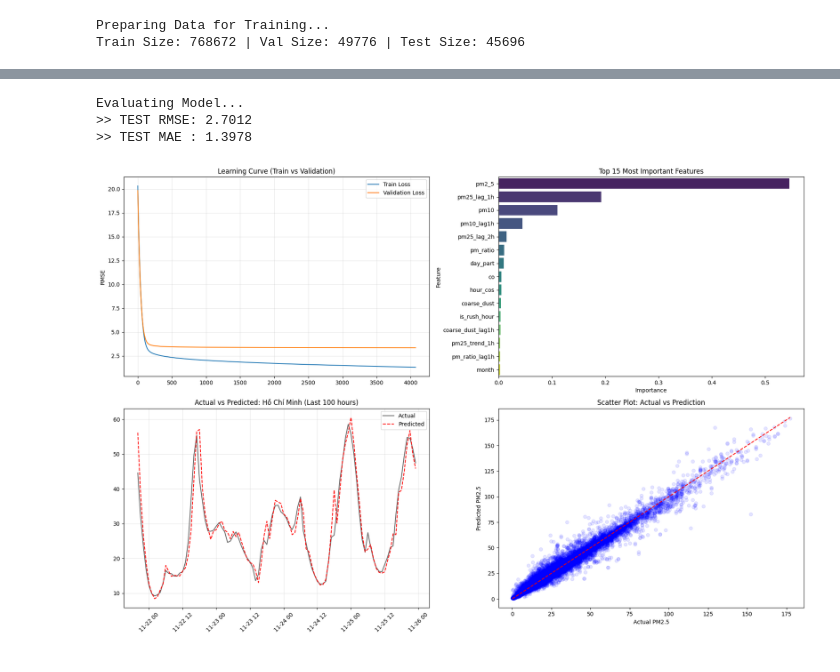
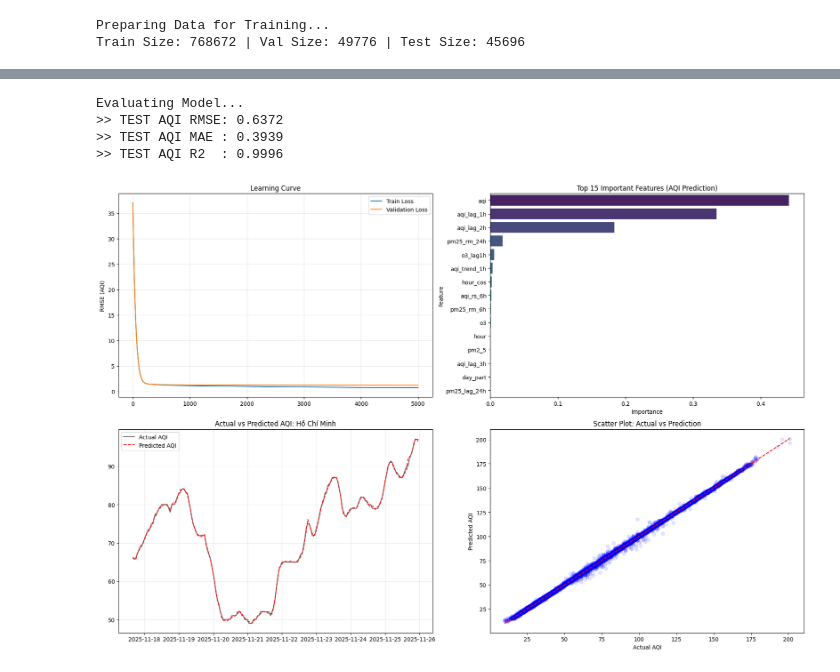
Before and after one commit to TrNguyenMQuan/VietNam_PM2.5_Forecasting, a Jupyter notebook: notebooks/data_modeling.ipynb, the cells around one changed output, grey strips where cells are left out. Drawn from its saved outputs; the diff is of its cells as text; code cells hidden in the pictures.

Commit message:
feat: Change the target, use the xgboost model to predict aqi

```diff
--- a/notebooks/data_modeling.ipynb
+++ b/notebooks/data_modeling.ipynb
@@ -155,7 +166,7 @@ print("Preparing Data for Training...")
 df_model = df_feat.copy()
 
 # Create Target (Shift -1 hour)
-df_model["target_future"] = df_model.groupby("city", observed=True)["pm2_5"].shift(-1)
+df_model["target_future"] = df_model.groupby("city", observed=True)["aqi"].shift(-1)
 
 # Drop NaNs created by lags/rolling/shift
 df_model = df_model.dropna()
@@ -265,13 +283,10 @@ Training Final Model with Best Parameters...
 # %%
-model = xgb.XGBRegressor(**final_params)
+model = xgb.XGBRegressor(**params)
 
-# Fit model
-# Using X_train for training and X_val for early stopping.
-# X_test is kept completely unseen.
 model.fit(
     X_train, y_train,
     eval_set=[(X_train, y_train), (X_val, y_val)],
-    verbose=200,
+    verbose=200
 )
 
 print("Final Model Training Complete.")
@@ -296,81 +311,74 @@ Final Model Training Complete.
 # %%
 print("Evaluating Model...")
 
-# 1. Predictions
 preds = model.predict(X_test)
 
-# 2. Metrics
 rmse = np.sqrt(mean_squared_error(y_test, preds))
 mae = mean_absolute_error(y_test, preds)
-print(f">> TEST RMSE: {rmse:.4f}")
-print(f">> TEST MAE : {mae:.4f}")
+r2 = r2_score(y_test, preds)
+print(f">> TEST AQI RMSE: {rmse:.4f}")
+print(f">> TEST AQI MAE : {mae:.4f}")
+print(f">> TEST AQI R2  : {r2:.4f}")
 
-# 3. Plots
 fig, axes = plt.subplots(2, 2, figsize=(18, 12))
 
 # Plot A: Learning Curve
 results = model.evals_result()
-epochs = len(results["validation_0"]["rmse"])
-x_axis = range(0, epochs)
-
-axes[0, 0].plot(x_axis, results["validation_0"]["rmse"], label="Train Loss")
-axes[0, 0].plot(x_axis, results["validation_1"]["rmse"], label="Validation Loss")
-axes[0, 0].legend()
-axes[0, 0].set_xlabel("Epoch")
-axes[0, 0].set_ylabel("RMSE")
-axes[0, 0].set_title("Learning Curve (Train vs Validation)")
-axes[0, 0].grid(True, alpha=0.3)
+if results:
+    epochs = len(results["validation_0"]["rmse"])
+    x_axis = range(0, epochs)
+    axes[0, 0].plot(x_axis, results["validation_0"]["rmse"], label="Train Loss")
+    axes[0, 0].plot(x_axis, results["validation_1"]["rmse"], label="Validation Loss")
+    axes[0, 0].legend()
+    axes[0, 0].set_ylabel("RMSE (AQI)")
+    axes[0, 0].set_title("Learning Curve")
+    axes[0, 0].grid(True, alpha=0.3)
 
 # Plot B: Feature Importance
 importance = pd.DataFrame({
     "Feature": X_test.columns,
     "Importance": model.feature_importances_
 }).sort_values(by="Importance", ascending=False).head(15)
 
 sns.barplot(
     x="Importance", y="Feature", data=importance,
     ax=axes[0, 1], palette="viridis", hue="Feature", legend=False
 )
-axes[0, 1].set_title("Top 15 Most Important Features")
+axes[0, 1].set_title("Top 15 Important Features (AQI Prediction)")
 
-# Plot C: Forecast for a Sample City
-# Change sample_city to a valid city name in your dataset if needed
+# Plot C: Forecast
 sample_city = "Hồ Chí Minh"
-
-# Filter data
 mask = test_meta["city"] == sample_city
 if mask.sum() > 0:
     city_dates = test_meta.loc[mask, "timestamp"]
     city_actual = y_test[mask]
     city_preds = preds[mask]
-
-    # Plot last 200 hours
     tail = 200
-    axes[1, 0].plot(city_dates[-tail:], city_actual[-tail:], label="Actual", color="black", alpha=0.6)
-    axes[1, 0].plot(city_dates[-tail:], city_preds[-tail:], label="Predicted", color="red", linestyle="--")
-    axes[1, 0].set_title(f"Actual vs Predicted: {sample_city} (Last {tail} hours)")
+    axes[1, 0].plot(city_dates[-tail:], city_actual[-tail:], label="Actual AQI", color="black", alpha=0.6)
+    axes[1, 0].plot(city_dates[-tail:], city_preds[-tail:], label="Predicted AQI", color="red", linestyle="--")
+    axes[1, 0].set_title(f"Actual vs Predicted AQI: {sample_city}")
     axes[1, 0].legend()
     axes[1, 0].grid(True, alpha=0.3)
-    plt.setp(axes[1, 0].xaxis.get_majorticklabels(), rotation=45)
 else:
-    axes[1, 0].text(0.5, 0.5, f"City {sample_city} not found in Test Set", ha="center")
+    axes[1, 0].text(0.5, 0.5, "City not found in Test Set", ha="center")
 
-# Plot D: Scatter Plot
+# Plot D: Scatter
 axes[1, 1].scatter(y_test, preds, alpha=0.1, color="blue")
 min_val = min(y_test.min(), preds.min())
 max_val = max(y_test.max(), preds.max())
 axes[1, 1].plot([min_val, max_val], [min_val, max_val], "r--")
-axes[1, 1].set_xlabel("Actual PM2.5")
-axes[1, 1].set_ylabel("Predicted PM2.5")
+axes[1, 1].set_xlabel("Actual AQI")
+axes[1, 1].set_ylabel("Predicted AQI")
 axes[1, 1].set_title("Scatter Plot: Actual vs Prediction")
 
 plt.tight_layout()
 plt.show()
 # %% [output]
 Evaluating Model...
->> TEST RMSE: 2.7012
->> TEST MAE : 1.3978
+>> TEST AQI RMSE: 0.6372
+>> TEST AQI MAE : 0.3939
+>> TEST AQI R2  : 0.9996
-[figure, old version]
+[figure, new version]
 # %%
 model = xgb.XGBRegressor(
     n_estimators=5000,
```
Also changed, not shown: parts of 10 cells of this notebook.
